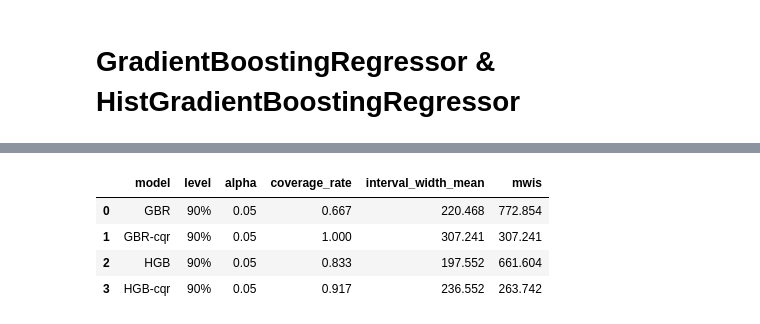
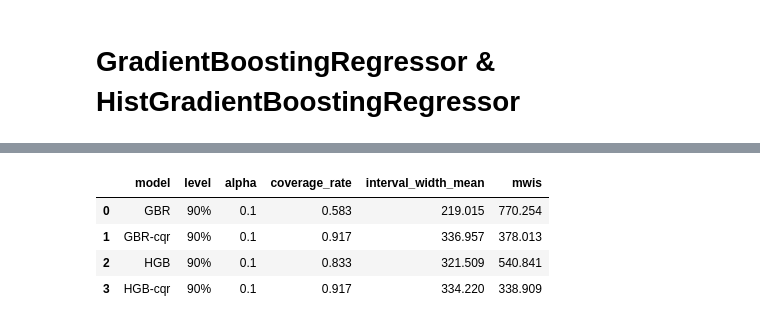
Before and after one commit to heylucasleao/tinyconformal, a Jupyter notebook: examples/series/tsqcr.ipynb, the cells around one changed output, grey strips where cells are left out. Cells and saved outputs as stored; diff of their text form; code cells hidden in the pictures.

```diff
--- a/examples/series/tsqcr.ipynb
+++ b/examples/series/tsqcr.ipynb
@@ -124,7 +124,7 @@ models = model_callable()
 cqr = ConformalQuantileTimeSeriesRegressor(
      learner=models,
      horizon=12,
-     interval_cols=[
+     interval_pairs=[
          ("RF-lo-90", "RF-hi-90"),
          ("RF-lo-50", "RF-hi-50"),
      ],
@@ -178,7 +178,7 @@ models = model_callable()
 cqr = ConformalQuantileTimeSeriesRegressor(
      learner=models,
      horizon=12,
-     interval_cols=[
+     interval_pairs=[
          ("GBR-lo-90", "GBR-hi-90"),
          ("HGB-lo-90", "HGB-hi-90"),
      ],
@@ -206,8 +207,8 @@ cqr.predict_interval(h=7, X_df=test)
 # %%
-cqr.evaluate(test, h=12, alpha=0.05)
+cqr.evaluate(test, h=12, alpha=0.10)
 # %% [output]
 |  | model | level | alpha | coverage_rate | interval_width_mean | mwis |
-| 0 | GBR | 90% | 0.05 | 0.667 | 220.468 | 772.854 |
-| 1 | GBR-cqr | 90% | 0.05 | 1.000 | 307.241 | 307.241 |
-| 2 | HGB | 90% | 0.05 | 0.833 | 197.552 | 661.604 |
-| 3 | HGB-cqr | 90% | 0.05 | 0.917 | 236.552 | 263.742 |
+| 0 | GBR | 90% | 0.1 | 0.583 | 219.015 | 770.254 |
+| 1 | GBR-cqr | 90% | 0.1 | 0.917 | 336.957 | 378.013 |
+| 2 | HGB | 90% | 0.1 | 0.833 | 321.509 | 540.841 |
+| 3 | HGB-cqr | 90% | 0.1 | 0.917 | 334.220 | 338.909 |
```
Also changed, not shown: parts of 5 cells of this notebook, 13 other files.
